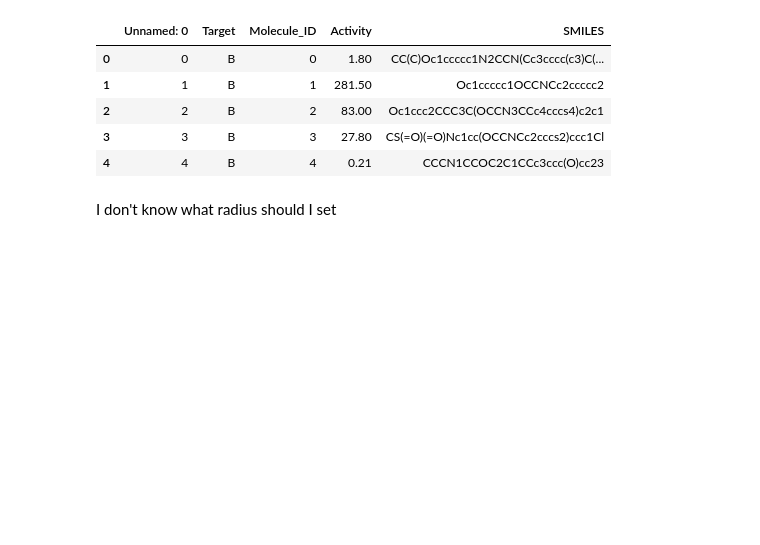
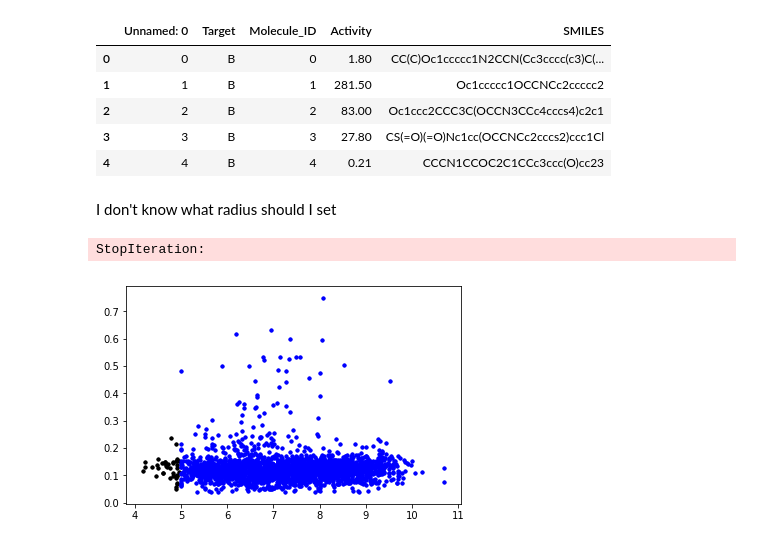
Before and after one commit to ZiqiTang919/python-exercise, a Jupyter notebook: hw_10-18-2017.ipynb, the cells around one changed output. Drawn from its saved outputs; the diff is of its cells as text; code cells hidden in the pictures; blank space fills up the shorter version.

```diff
--- a/hw_10-18-2017.ipynb
+++ b/hw_10-18-2017.ipynb
@@ -52,4 +54,39 @@ def convert_to_pki(affinities):
 	        raise TypeError("only numpy ndarray and pandas dataframe types are supported. {} was found"
 	                        .format(type(affinities)))
 	    return affinities
+# %%
+activity = [convert_to_pki(a) for a in data['Activity']]
+SA = zip(activity,TanimotoSimilarity)
+SActivity = []
+while True:
+    SActivity.append(SA.__next__())
+# %% [output]
+StopIteration:
+# %%
+SActivity.sort()
+# %%
+activity_lt5 = []
+similarity_lt5 = []
+for i in range(len(SActivity)):
+    if SActivity[i][0] < 5:
+        activity_lt5.append(SActivity[i][0])
+        similarity_lt5.append(SActivity[i][1])
+    else:
+        break
+temp = SActivity[i:]
+activity_gt5 = []
+similarity_gt5 = []
+for i in range(len(temp)):
+    activity_gt5.append(temp[i][0])
+    similarity_gt5.append(temp[i][1])
+# %%
+import matplotlib
+import matplotlib.pyplot as plt
+
+#plt.style.use('seaborn-whitegrid')
+plt.scatter(activity_lt5, similarity_lt5, marker = '.', color = 'black')
+plt.scatter(activity_gt5, similarity_gt5, marker = '.', color = 'blue')
+plt.show()
+# %% [output]
+[figure, added]
 # %%
```
Also changed, not shown: parts of 14 cells of this notebook.
